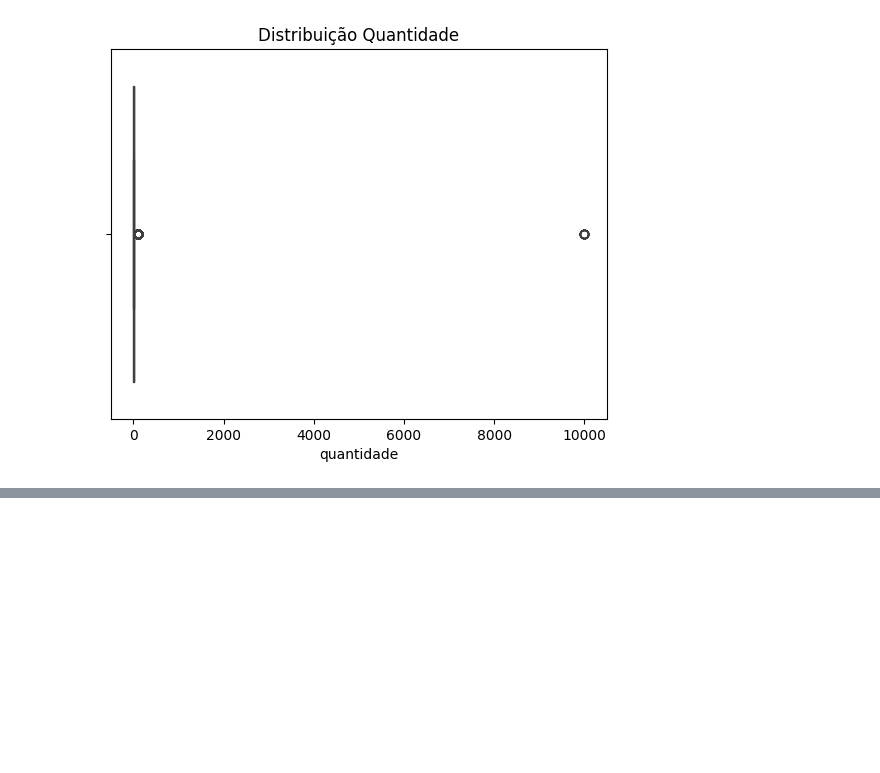
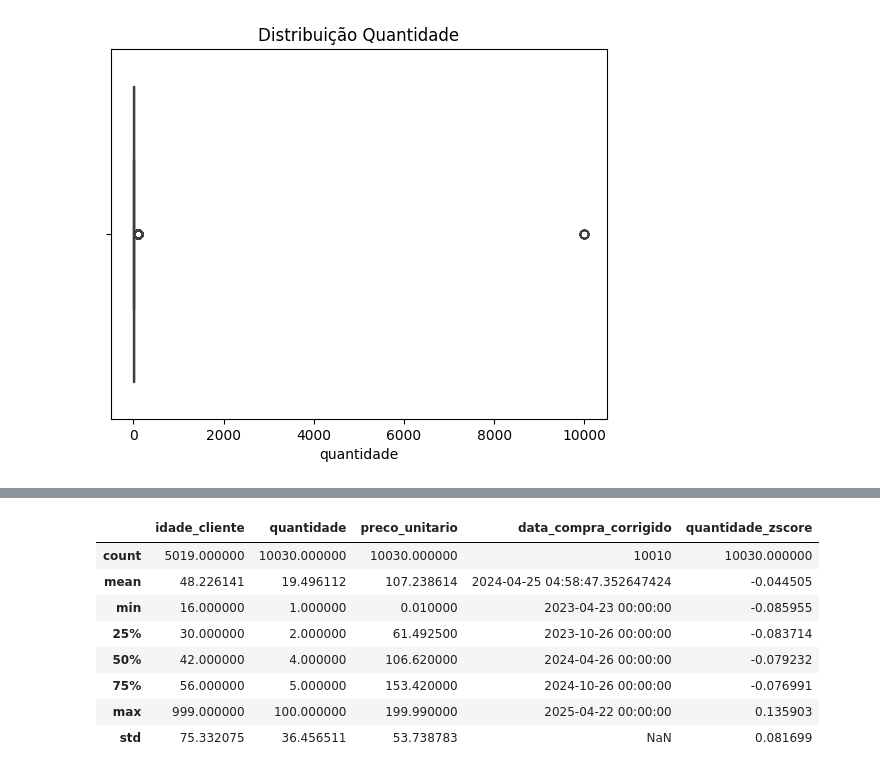
Before and after one commit to rocketseat-education/data-analytics, a Jupyter notebook: tratando_os_dados/Aula_4_14_exercicio.ipynb, the cells around one changed output, grey strips where cells are left out. Cells and saved outputs as stored; diff of their text form; code cells hidden in the pictures; blank space fills up the shorter version.

```diff
--- a/tratando_os_dados/Aula_4_14_exercicio.ipynb
+++ b/tratando_os_dados/Aula_4_14_exercicio.ipynb
@@ -117,0 +201,14 @@ plt.show()
+# %%
+#Retirar outliers de quantidade com Zscore
+df = df[df["quantidade_zscore"] < 3]
+df.describe()
+# %% [output]
+|  | idade_cliente | quantidade | preco_unitario | data_compra_corrigido | quantidade_zscore |
+| count | 5019.000000 | 10030.000000 | 10030.000000 | 10010 | 10030.000000 |
+| mean | 48.226141 | 19.496112 | 107.238614 | 2024-04-25 04:58:47.352647424 | -0.044505 |
+| min | 16.000000 | 1.000000 | 0.010000 | 2023-04-23 00:00:00 | -0.085955 |
+| 25% | 30.000000 | 2.000000 | 61.492500 | 2023-10-26 00:00:00 | -0.083714 |
+| 50% | 42.000000 | 4.000000 | 106.620000 | 2024-04-26 00:00:00 | -0.079232 |
+| 75% | 56.000000 | 5.000000 | 153.420000 | 2024-10-26 00:00:00 | -0.076991 |
+| max | 999.000000 | 100.000000 | 199.990000 | 2025-04-22 00:00:00 | 0.135903 |
+| std | 75.332075 | 36.456511 | 53.738783 | NaN | 0.081699 |
```
Also changed, not shown: parts of 16 cells of this notebook.
